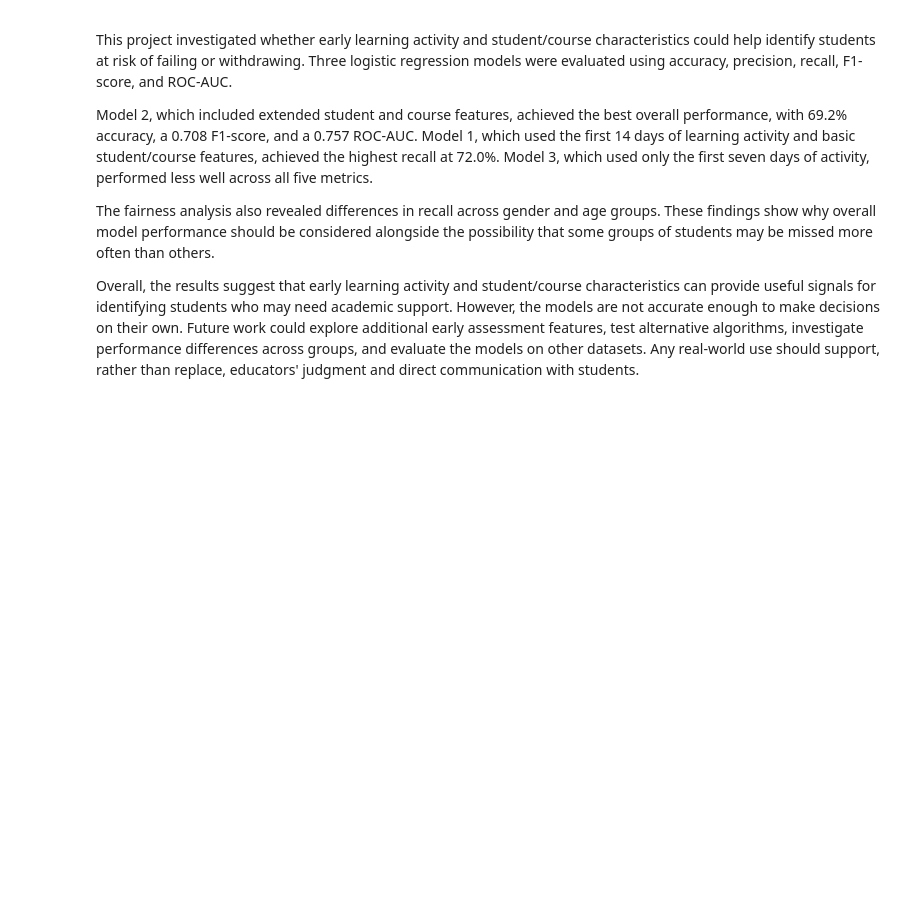
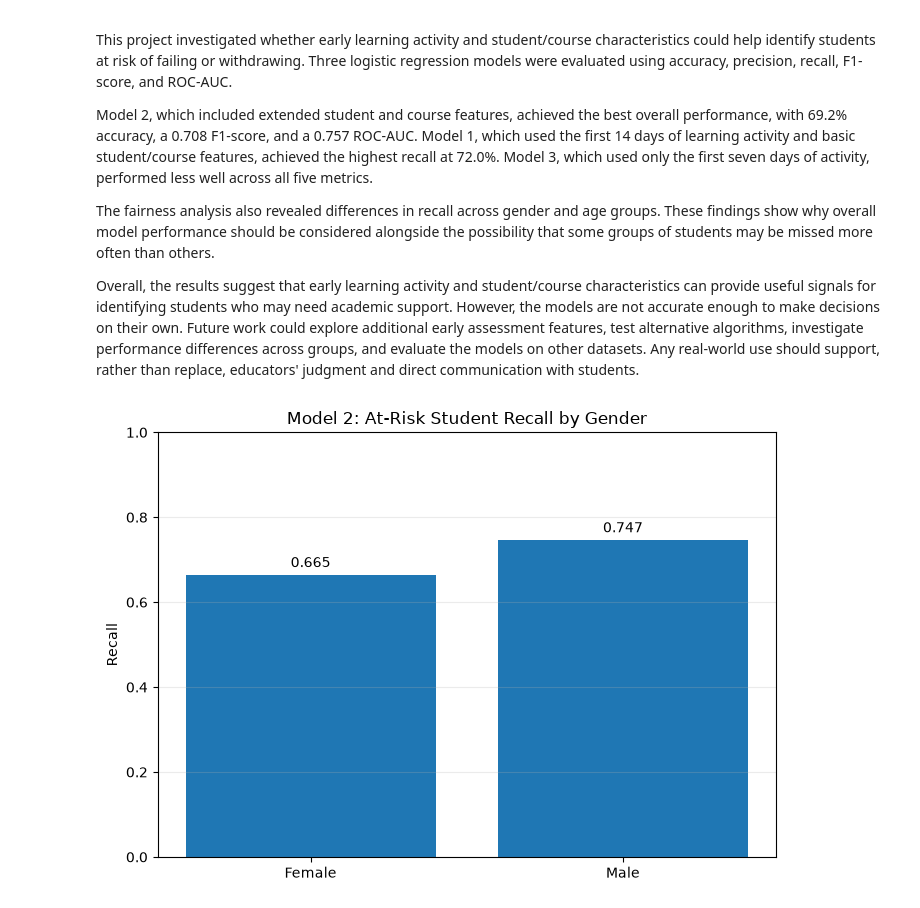
Before and after one commit to AungBhonePyae00/educational-data-mining, a Jupyter notebook: notebooks/03_risk_prediction.ipynb, the cells around one changed output. Saved outputs shown, nothing was run; the diff lists cells and outputs as text; code cells hidden in the pictures; blank space fills up the shorter version.

```diff
--- a/notebooks/03_risk_prediction.ipynb
+++ b/notebooks/03_risk_prediction.ipynb
@@ -2054,3 +3052,40 @@ Model 2, which included extended student and course features, achieved the best
 The fairness analysis also revealed differences in recall across gender and age groups. These findings show why overall model performance should be considered alongside the possibility that some groups of students may be missed more often than others.
 
 Overall, the results suggest that early learning activity and student/course characteristics can provide useful signals for identifying students who may need academic support. However, the models are not accurate enough to make decisions on their own. Future work could explore additional early assessment features, test alternative algorithms, investigate performance differences across groups, and evaluate the models on other datasets. Any real-world use should support, rather than replace, educators' judgment and direct communication with students.
+# %%
+
+import matplotlib.pyplot as plt
+from pathlib import Path
+
+# Model 2 recall by gender, based on your evaluation results
+groups = ["Female", "Male"]
+recall = [0.665, 0.747]
+
+fig, ax = plt.subplots(figsize=(7, 5))
+
+bars = ax.bar(groups, recall)
+
+ax.set_title("Model 2: At-Risk Student Recall by Gender")
+ax.set_ylabel("Recall")
+ax.set_ylim(0, 1)
+ax.grid(axis="y", alpha=0.25)
+
+# Display the recall value above each bar
+ax.bar_label(bars, fmt="%.3f", padding=3)
+
+fig.tight_layout()
+
+# Save the figure
+output_dir = Path("../report/results/figures")
+output_dir.mkdir(parents=True, exist_ok=True)
+
+fig.savefig(
+    output_dir / "gender_recall_comparison.png",
+    dpi=300,
+    bbox_inches="tight"
+)
+
+plt.show()
+plt.close(fig)
+# %% [output]
+[figure, added]
```
Also changed, not shown: parts of 89 cells of this notebook, 2 other files.
